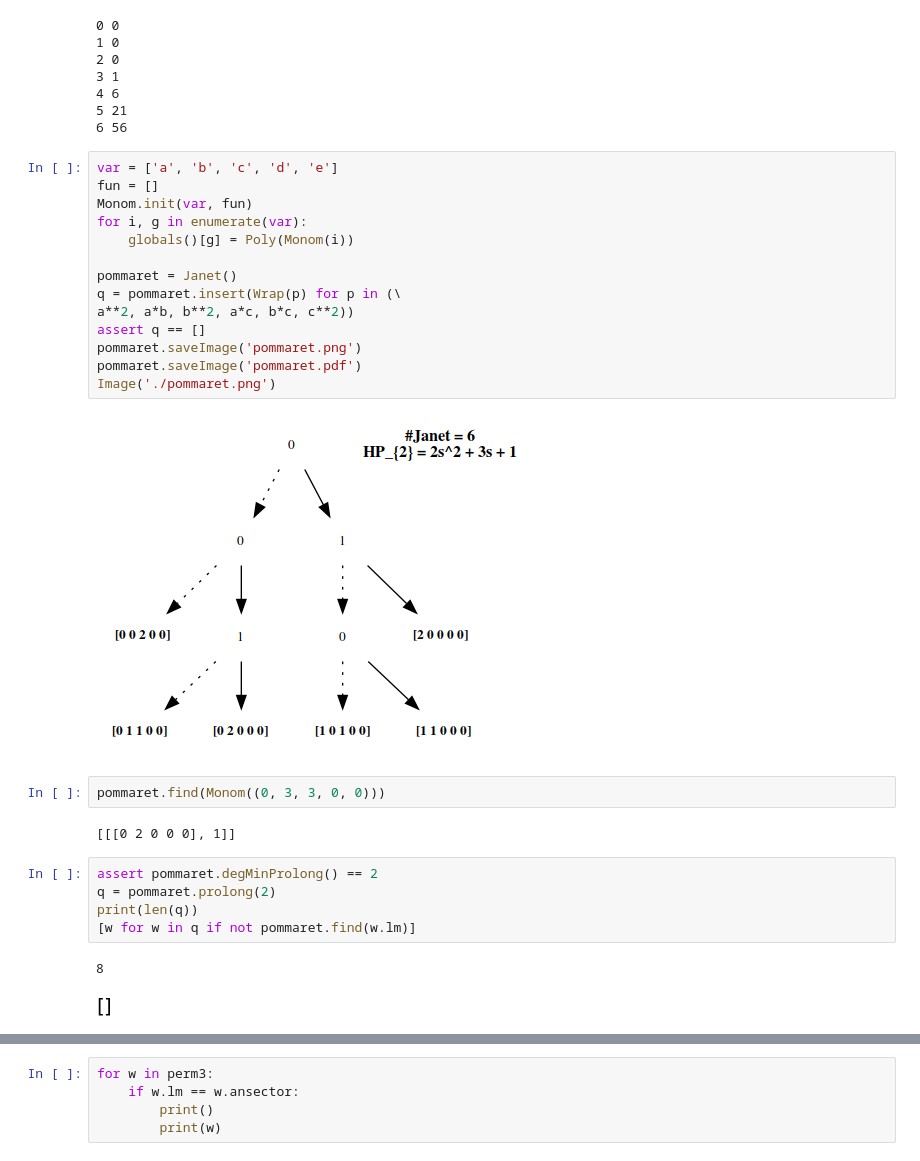
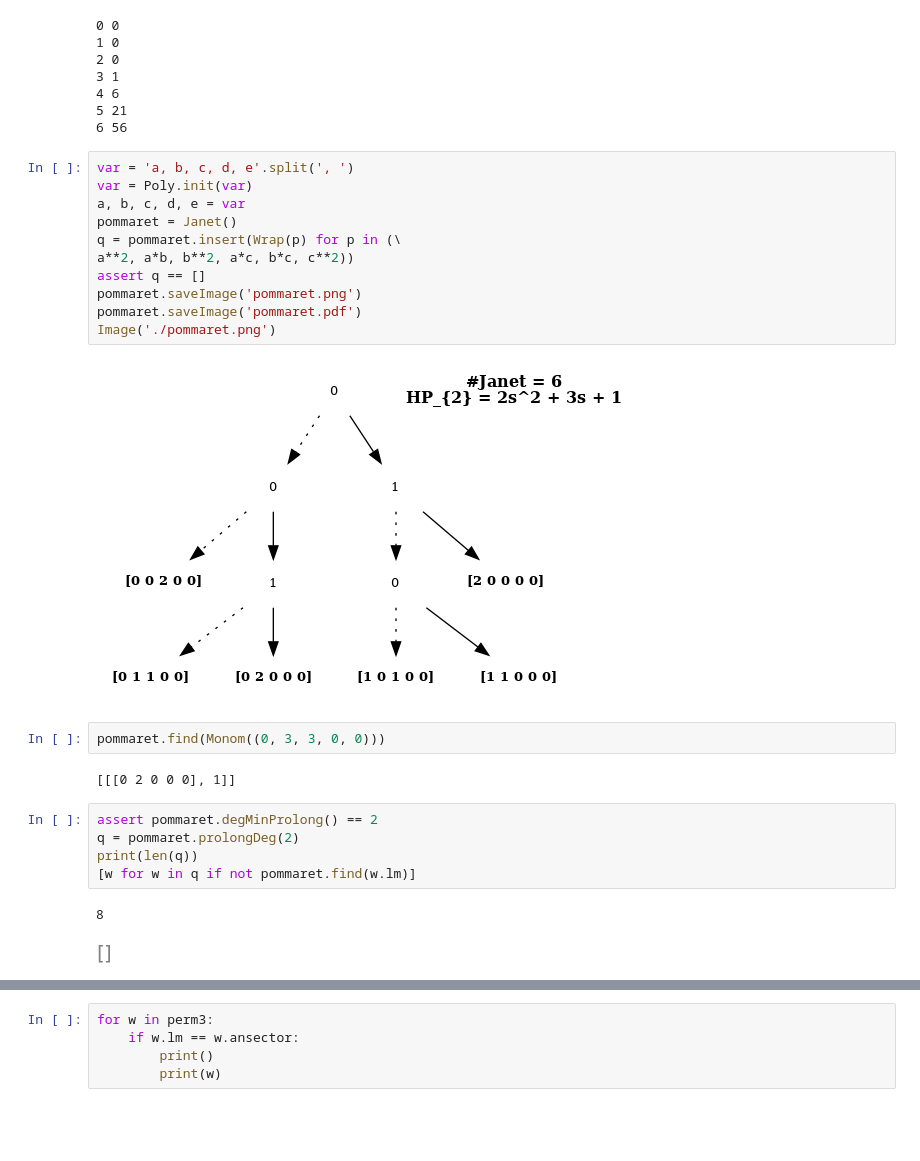
Before and after one commit to blinkovua/GInv, a Jupyter notebook: pyginv/janet.ipynb, the cells around one changed output, grey strips where cells are left out. Saved outputs shown, nothing was run; the diff lists cells and outputs as text; blank space fills up the shorter version.

```diff
--- a/pyginv/janet.ipynb
+++ b/pyginv/janet.ipynb
@@ -75,31 +66,28 @@ for i in range(7):
 5 21
 6 56
 # %%
-var = ['a', 'b', 'c', 'd', 'e']
-fun = []
-Monom.init(var, fun)
-for i, g in enumerate(var):
-    globals()[g] = Poly(Monom(i))
-
+var = 'a, b, c, d, e'.split(', ')
+var = Poly.init(var)
+a, b, c, d, e = var
 pommaret = Janet()
 q = pommaret.insert(Wrap(p) for p in (\
 a**2, a*b, b**2, a*c, b*c, c**2))
 assert q == []
 pommaret.saveImage('pommaret.png')
 pommaret.saveImage('pommaret.pdf')
 Image('./pommaret.png')
 # %% [output]
-[figure, old version]
+[figure, new version]
 # %%
 pommaret.find(Monom((0, 3, 3, 0, 0)))
 # %% [output]
 [[[0 2 0 0 0], 1]]
 # %%
 assert pommaret.degMinProlong() == 2
-q = pommaret.prolong(2)
+q = pommaret.prolongDeg(2)
 print(len(q))
 [w for w in q if not pommaret.find(w.lm)]
 # %% [output]
 8
-[figure, old version]
+[figure, new version]
 # %%
```
Also changed, not shown: parts of 19 cells of this notebook, 51 other files.
